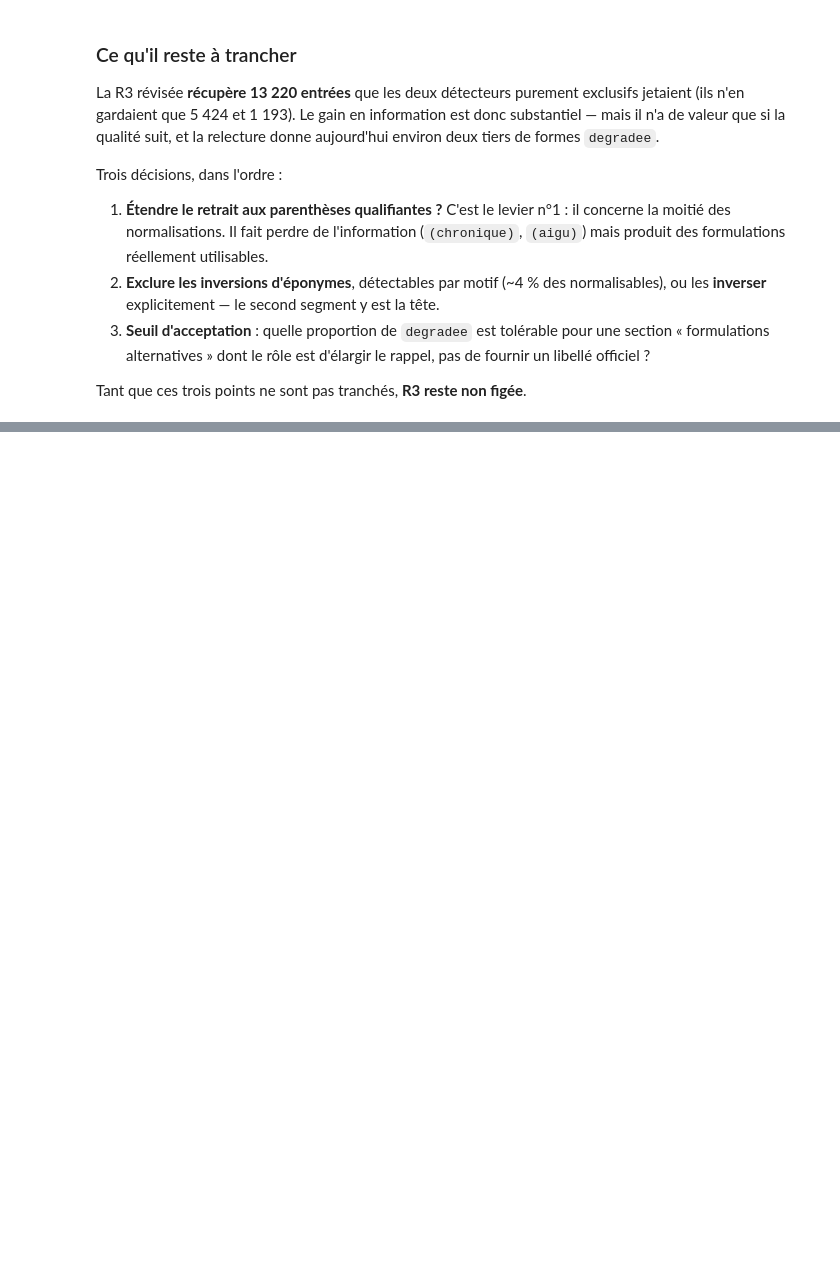
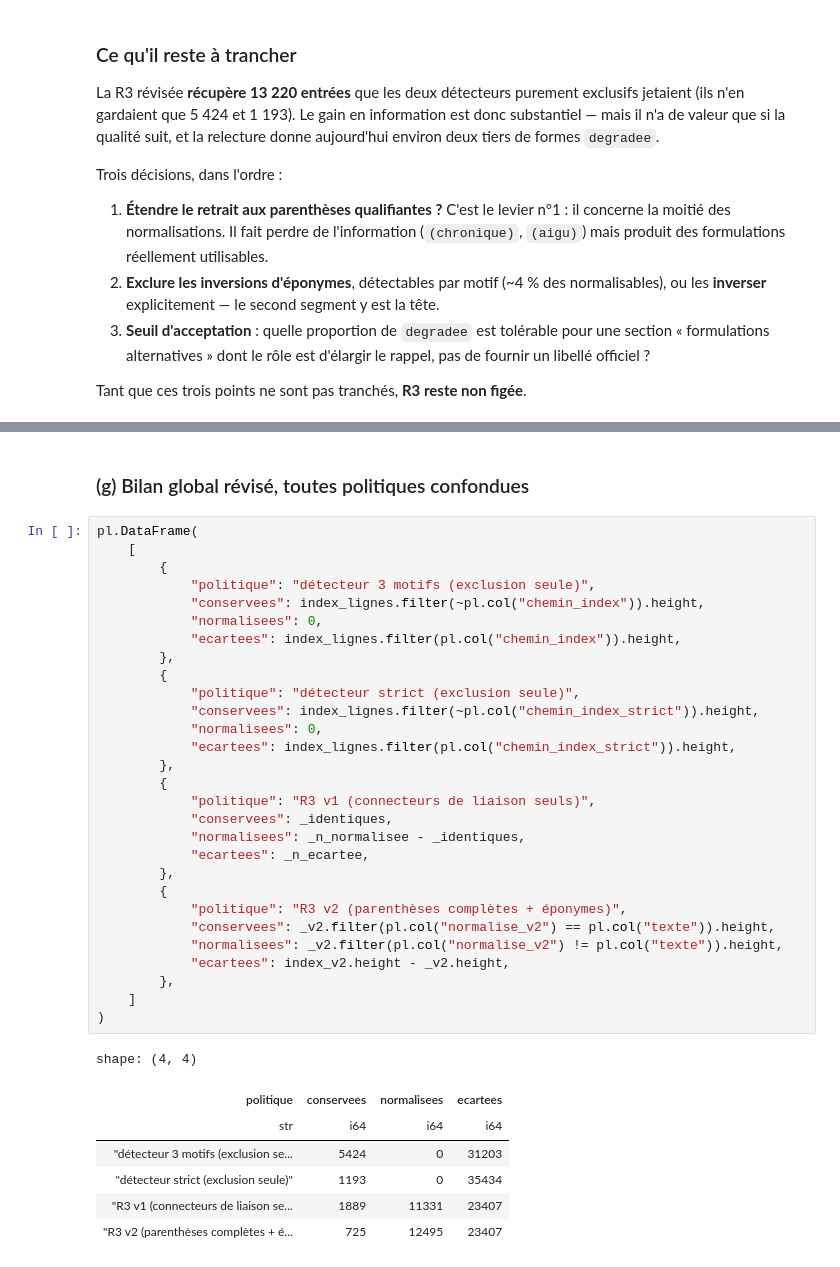
Before and after one commit to 24p11/recode-icd, a Jupyter notebook: scripts/explore/qualite_sources_par_chapitre.ipynb, the cells around one changed output, grey strips where cells are left out. Cells and saved outputs as stored; diff of their text form; blank space fills up the shorter version.

```diff
--- a/scripts/explore/qualite_sources_par_chapitre.ipynb
+++ b/scripts/explore/qualite_sources_par_chapitre.ipynb
@@ -1634 +1962,40 @@ Tant que ces trois points ne sont pas tranchés, **R3 reste non figée**.
+# %% [markdown]
+### (g) Bilan global révisé, toutes politiques confondues
+# %%
+pl.DataFrame(
+    [
+        {
+            "politique": "détecteur 3 motifs (exclusion seule)",
+            "conservees": index_lignes.filter(~pl.col("chemin_index")).height,
+            "normalisees": 0,
+            "ecartees": index_lignes.filter(pl.col("chemin_index")).height,
+        },
+        {
+            "politique": "détecteur strict (exclusion seule)",
+            "conservees": index_lignes.filter(~pl.col("chemin_index_strict")).height,
+            "normalisees": 0,
+            "ecartees": index_lignes.filter(pl.col("chemin_index_strict")).height,
+        },
+        {
+            "politique": "R3 v1 (connecteurs de liaison seuls)",
+            "conservees": _identiques,
+            "normalisees": _n_normalisee - _identiques,
+            "ecartees": _n_ecartee,
+        },
+        {
+            "politique": "R3 v2 (parenthèses complètes + éponymes)",
+            "conservees": _v2.filter(pl.col("normalise_v2") == pl.col("texte")).height,
+            "normalisees": _v2.filter(pl.col("normalise_v2") != pl.col("texte")).height,
+            "ecartees": index_v2.height - _v2.height,
+        },
+    ]
+)
+# %% [output]
+shape: (4, 4)
+| politique | conservees | normalisees | ecartees |
+| str | i64 | i64 | i64 |
+| "détecteur 3 motifs (exclusion se... | 5424 | 0 | 31203 |
+| "détecteur strict (exclusion seule)" | 1193 | 0 | 35434 |
+| "R3 v1 (connecteurs de liaison se... | 1889 | 11331 | 23407 |
+| "R3 v2 (parenthèses complètes + é... | 725 | 12495 | 23407 |
 # %% [markdown]
```
Also changed, not shown: parts of 17 cells of this notebook, 2 other files.
